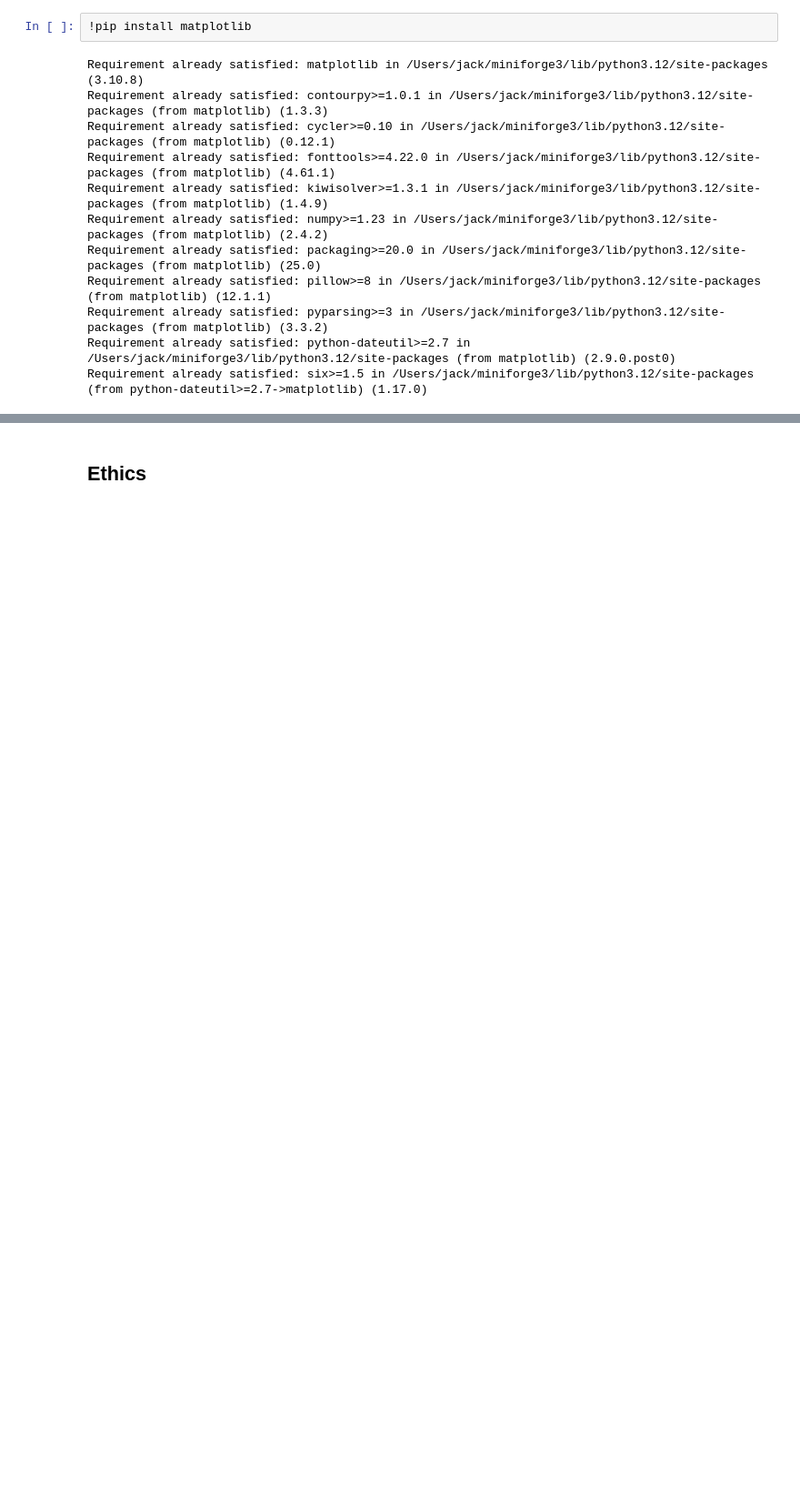
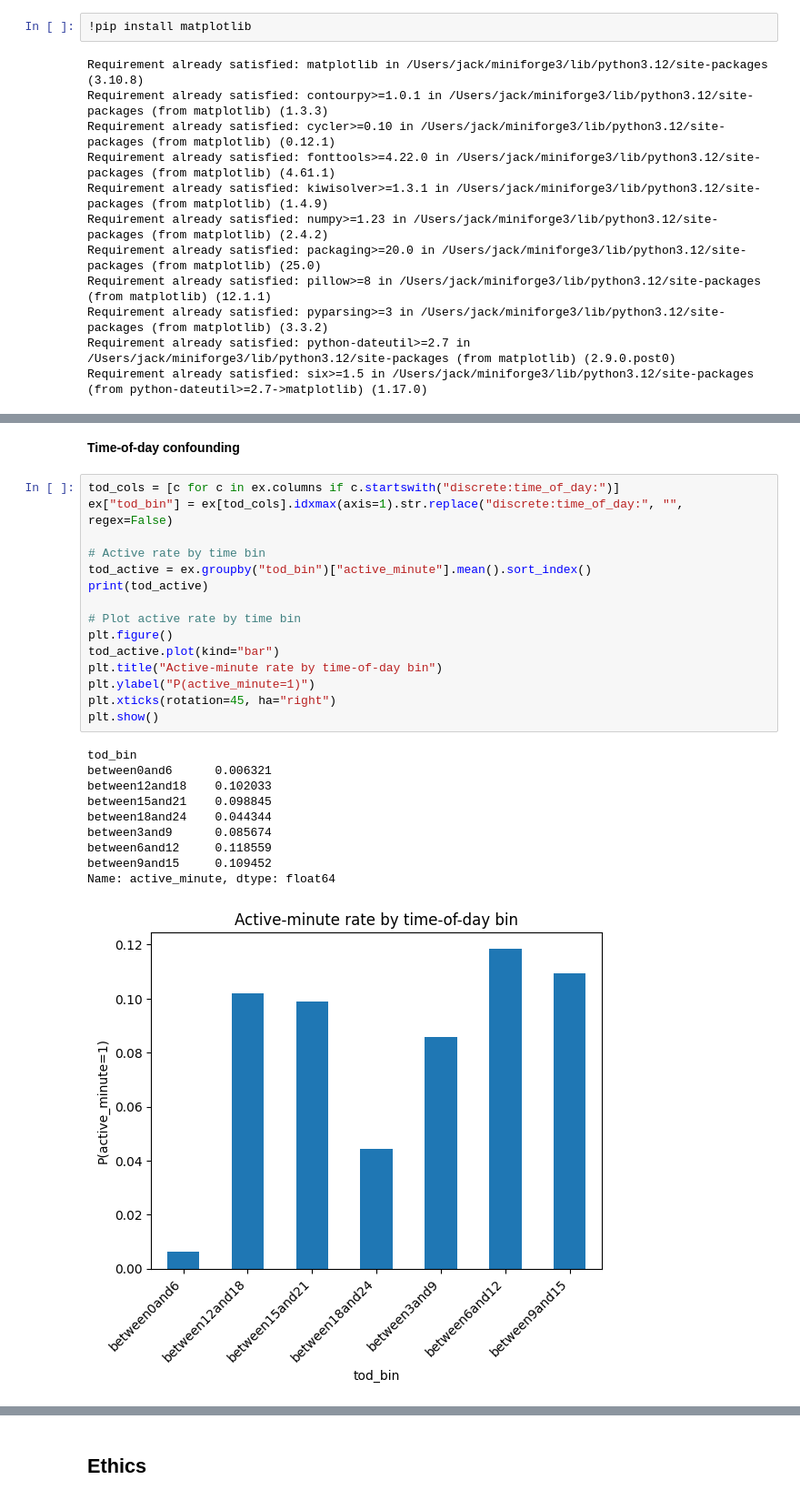
Before and after one commit to COGS108/Group033_WI26, a Jupyter notebook: 02-EDACheckpoint.ipynb, the cells around one changed output, grey strips where cells are left out. Shown at 91% size. Cells and saved outputs as stored; diff of their text form; blank space fills up the shorter version.

```diff
--- a/02-EDACheckpoint.ipynb
+++ b/02-EDACheckpoint.ipynb
@@ -509,0 +568,28 @@ print(ex.shape, temp.shape, holi.shape)
+# %% [markdown]
+**Time-of-day confounding**
+# %%
+tod_cols = [c for c in ex.columns if c.startswith("discrete:time_of_day:")]
+ex["tod_bin"] = ex[tod_cols].idxmax(axis=1).str.replace("discrete:time_of_day:", "", regex=False)
+
+# Active rate by time bin
+tod_active = ex.groupby("tod_bin")["active_minute"].mean().sort_index()
+print(tod_active)
+
+# Plot active rate by time bin
+plt.figure()
+tod_active.plot(kind="bar")
+plt.title("Active-minute rate by time-of-day bin")
+plt.ylabel("P(active_minute=1)")
+plt.xticks(rotation=45, ha="right")
+plt.show()
+# %% [output]
+tod_bin
+between0and6      0.006321
+between12and18    0.102033
+between15and21    0.098845
+between18and24    0.044344
+between3and9      0.085674
+between6and12     0.118559
+between9and15     0.109452
+Name: active_minute, dtype: float64
+[figure, added]
```
Also changed, not shown: parts of 16 cells of this notebook.
